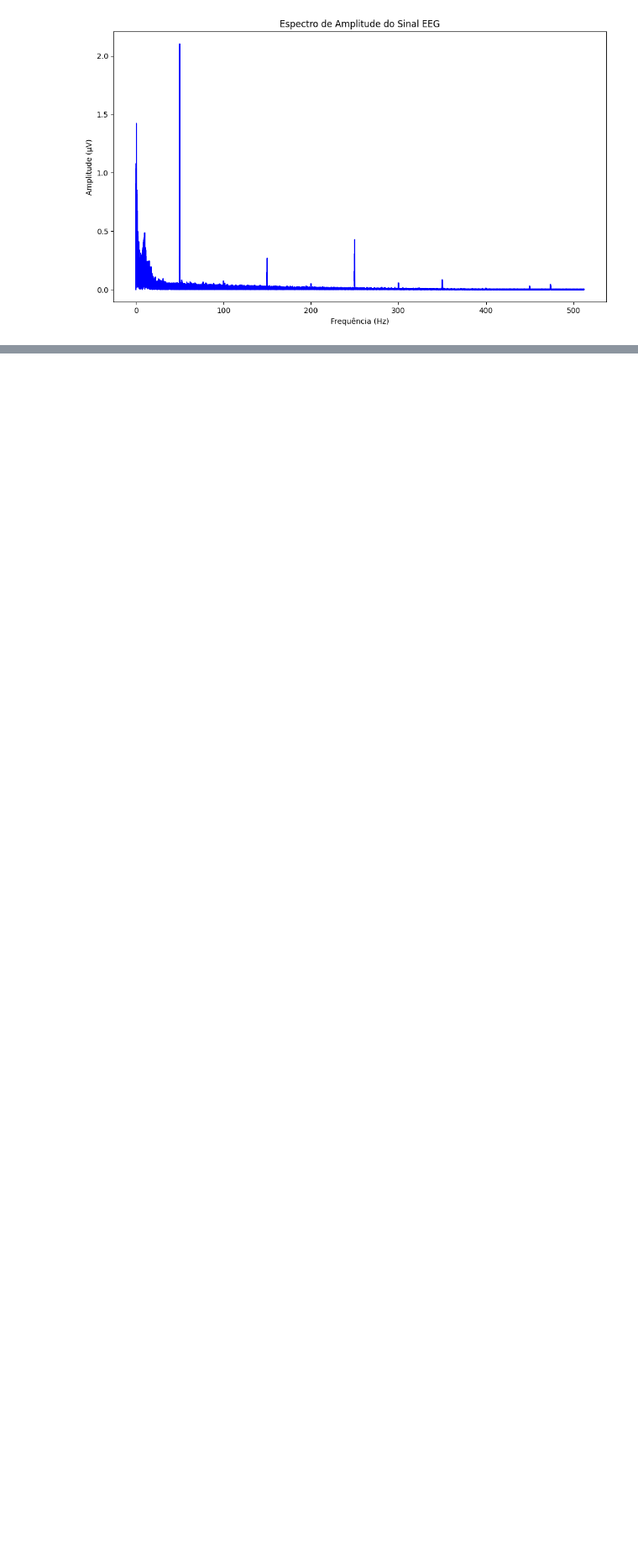
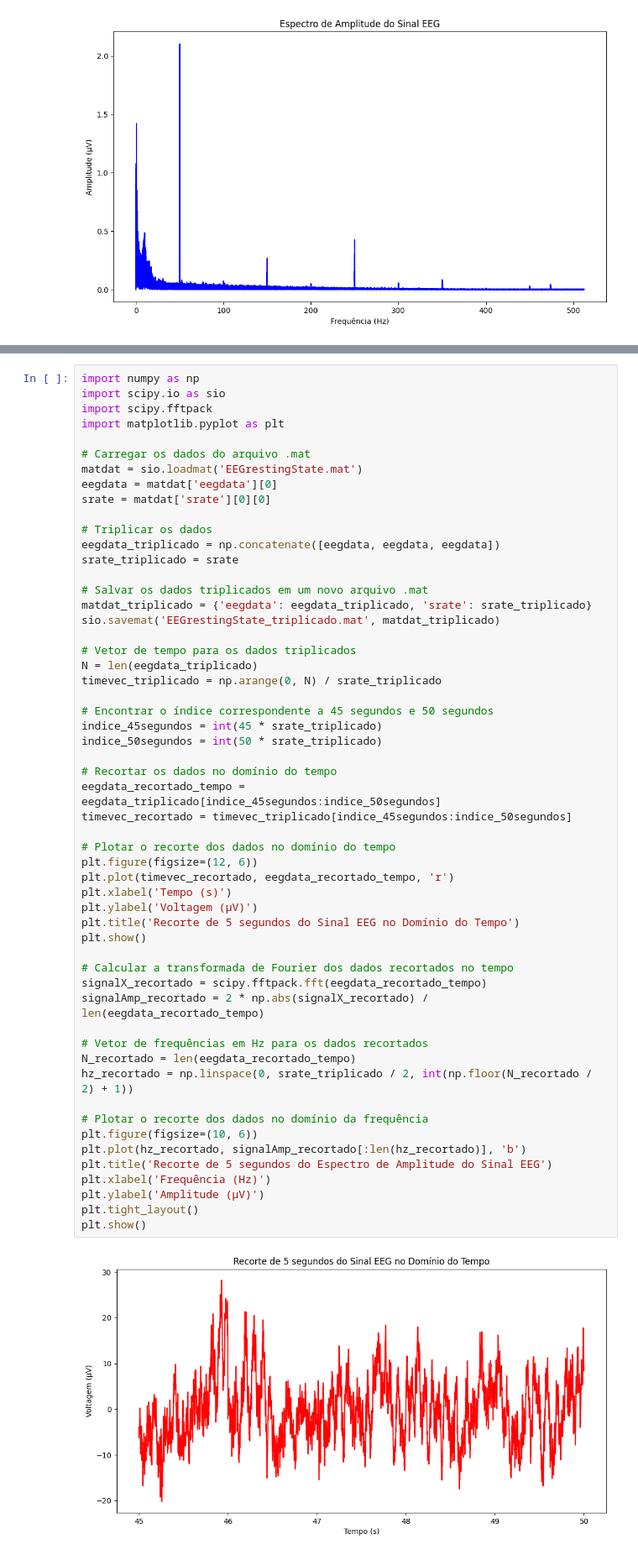
Before and after one commit to PauloMatheusGr/DSP-Class, a Jupyter notebook: aula-fft.ipynb, the cells around one changed output, grey strips where cells are left out. Shown at 84% size. Drawn from its saved outputs; the diff is of its cells as text; blank space fills up the shorter version.

```diff
--- a/aula-fft.ipynb
+++ b/aula-fft.ipynb
@@ -297,0 +301,57 @@ plt.show()
+# %%
+import numpy as np
+import scipy.io as sio
+import scipy.fftpack
+import matplotlib.pyplot as plt
+
+# Carregar os dados do arquivo .mat
+matdat = sio.loadmat('EEGrestingState.mat')
+eegdata = matdat['eegdata'][0]
+srate = matdat['srate'][0][0]
+
+# Triplicar os dados
+eegdata_triplicado = np.concatenate([eegdata, eegdata, eegdata])
+srate_triplicado = srate
+
+# Salvar os dados triplicados em um novo arquivo .mat
+matdat_triplicado = {'eegdata': eegdata_triplicado, 'srate': srate_triplicado}
+sio.savemat('EEGrestingState_triplicado.mat', matdat_triplicado)
+
+# Vetor de tempo para os dados triplicados
+N = len(eegdata_triplicado)
+timevec_triplicado = np.arange(0, N) / srate_triplicado
+
+# Encontrar o índice correspondente a 45 segundos e 50 segundos
+indice_45segundos = int(45 * srate_triplicado)
+indice_50segundos = int(50 * srate_triplicado)
+
+# Recortar os dados no domínio do tempo
+eegdata_recortado_tempo = eegdata_triplicado[indice_45segundos:indice_50segundos]
+timevec_recortado = timevec_triplicado[indice_45segundos:indice_50segundos]
+
+# Plotar o recorte dos dados no domínio do tempo
+plt.figure(figsize=(12, 6))
+plt.plot(timevec_recortado, eegdata_recortado_tempo, 'r')
+plt.xlabel('Tempo (s)')
+plt.ylabel('Voltagem (µV)')
+plt.title('Recorte de 5 segundos do Sinal EEG no Domínio do Tempo')
+plt.show()
+
+# Calcular a transformada de Fourier dos dados recortados no tempo
+signalX_recortado = scipy.fftpack.fft(eegdata_recortado_tempo)
+signalAmp_recortado = 2 * np.abs(signalX_recortado) / len(eegdata_recortado_tempo)
+
+# Vetor de frequências em Hz para os dados recortados
+N_recortado = len(eegdata_recortado_tempo)
+hz_recortado = np.linspace(0, srate_triplicado / 2, int(np.floor(N_recortado / 2) + 1))
+
+# Plotar o recorte dos dados no domínio da frequência
+plt.figure(figsize=(10, 6))
+plt.plot(hz_recortado, signalAmp_recortado[:len(hz_recortado)], 'b')
+plt.title('Recorte de 5 segundos do Espectro de Amplitude do Sinal EEG')
+plt.xlabel('Frequência (Hz)')
+plt.ylabel('Amplitude (µV)')
+plt.tight_layout()
+plt.show()
+# %% [output]
+[figure, added]
```
Also changed, not shown: parts of 11 cells of this notebook.
